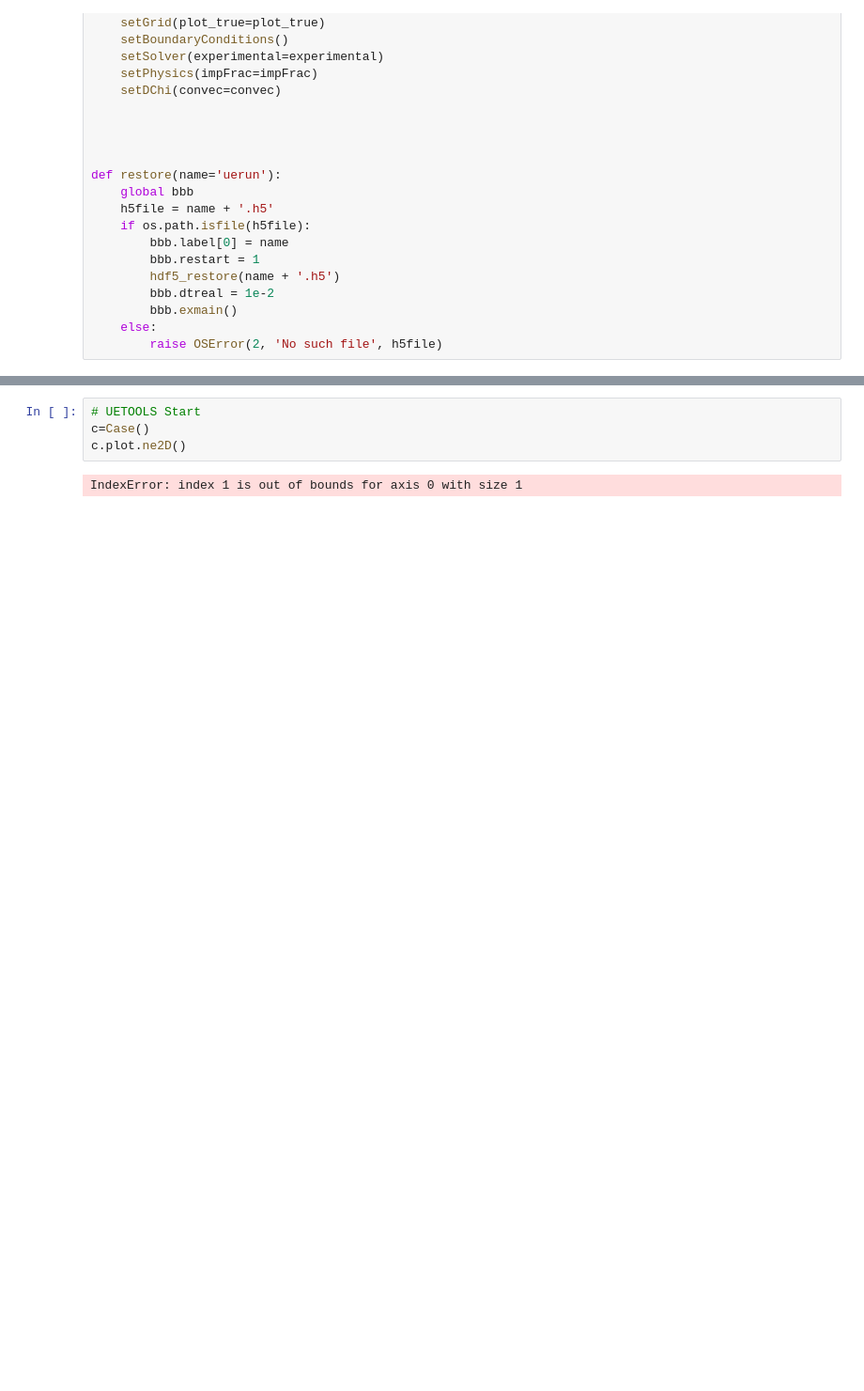
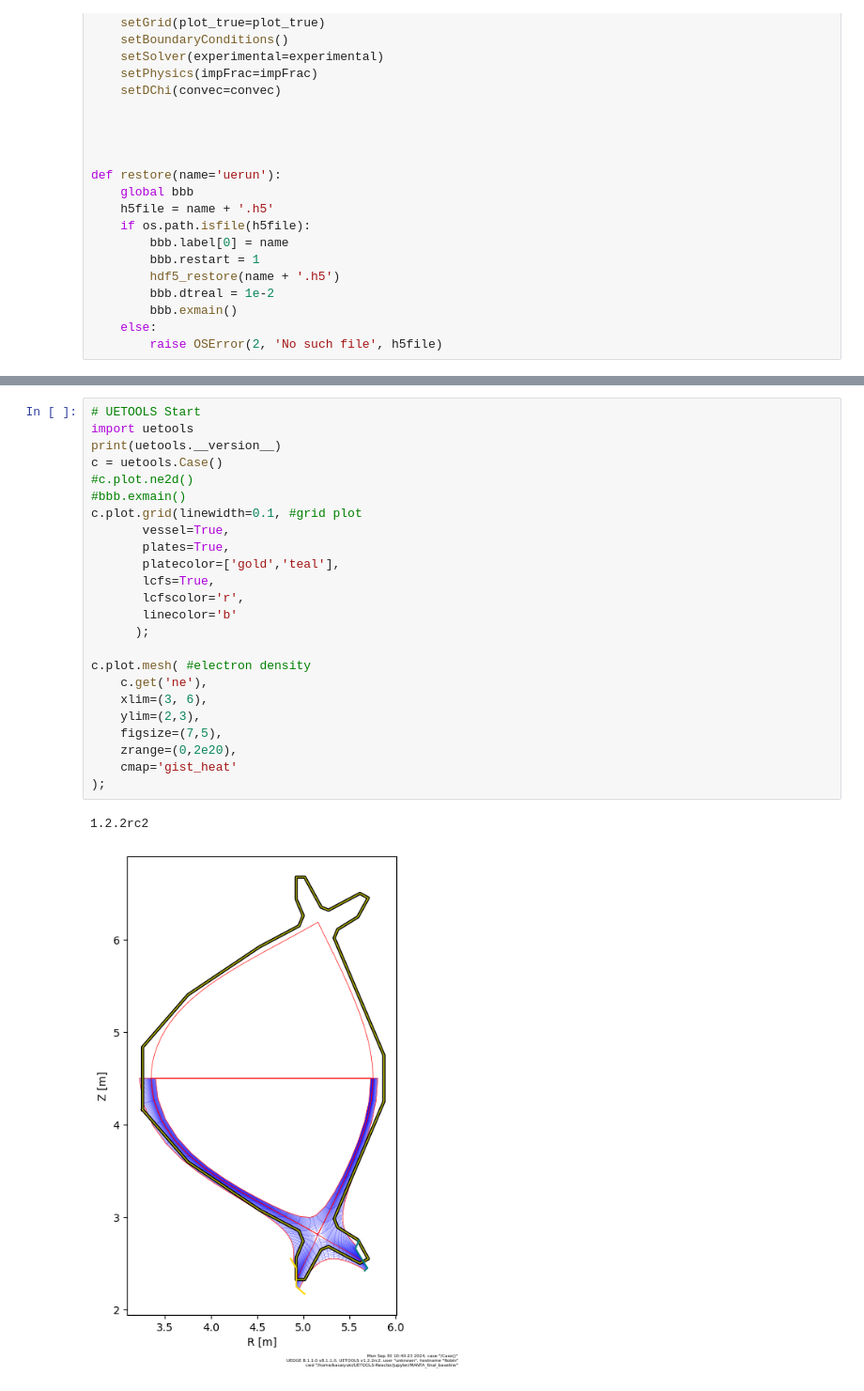
Before and after one commit to KasaiYuki/UETOOLS-Reactor, a Jupyter notebook: jupyter/MANTA_final_baseline/main.ipynb, the cells around one changed output, grey strips where cells are left out. Shown at 94% size. Saved outputs shown, nothing was run; the diff lists cells and outputs as text; blank space fills up the shorter version.

Commit message:
Added hdf5 file from David and basic grid plotting. Changed githignore file to commit .h5 files.

```diff
--- a/jupyter/MANTA_final_baseline/main.ipynb
+++ b/jupyter/MANTA_final_baseline/main.ipynb
@@ -358,6 +378,27 @@ restore('base_ITback_chi15e2_4e3pfr_D26_P26_imp3e3')
-# %%
-# UETOOLS Start
-c=Case()
-c.plot.ne2D()
-# %% [output]
-IndexError: index 1 is out of bounds for axis 0 with size 1
+# %%
+# UETOOLS Start
+import uetools
+print(uetools.__version__)
+c = uetools.Case()
+#c.plot.ne2d()
+#bbb.exmain()
+c.plot.grid(linewidth=0.1, #grid plot
+       vessel=True,
+       plates=True,
+       platecolor=['gold','teal'],
+       lcfs=True,
+       lcfscolor='r',
+       linecolor='b'
+      );
+
+c.plot.mesh( #electron density
+    c.get('ne'),
+    xlim=(3, 6),
+    ylim=(2,3),
+    figsize=(7,5),
+    zrange=(0,2e20),
+    cmap='gist_heat'
+);
+# %% [output]
+1.2.2rc2
+[figure, added]
```
Also changed, not shown: parts of 3 cells of this notebook, 3 other files.
